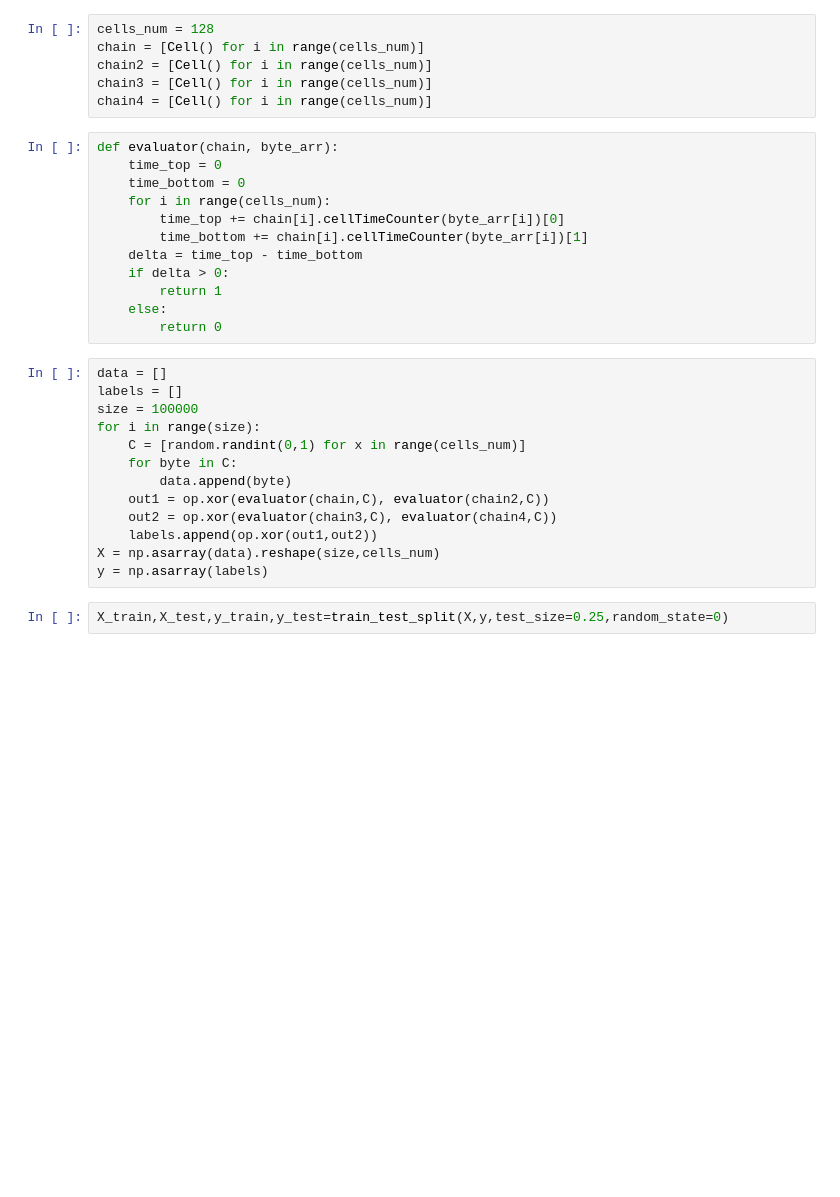
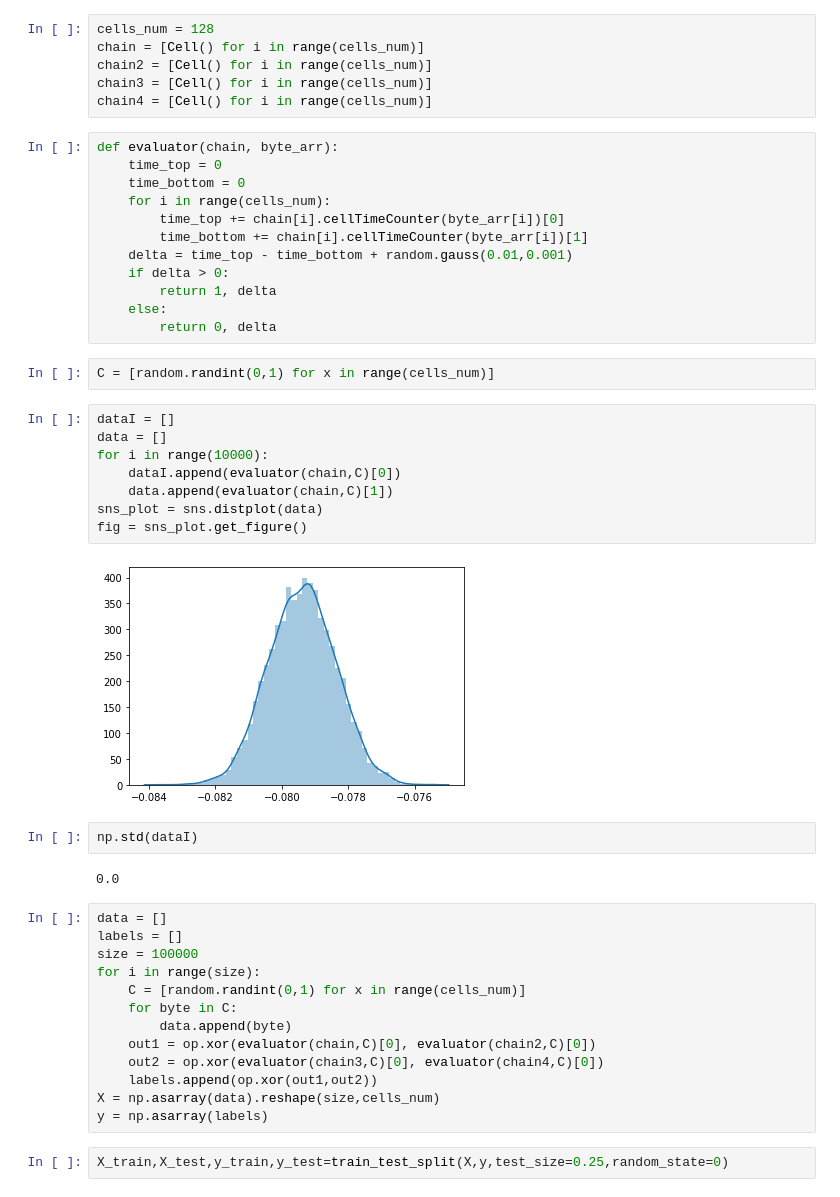
Before and after one commit to Fedya1998/InfoDefense, a Jupyter notebook: infodef.ipynb, the cells around one changed output. Saved outputs shown, nothing was run; the diff lists cells and outputs as text; blank space fills up the shorter version.

```diff
--- a/zashita_informacii.ipynb
+++ b/infodef.ipynb
@@ -28,11 +29,27 @@ def evaluator(chain, byte_arr):
     for i in range(cells_num):
         time_top += chain[i].cellTimeCounter(byte_arr[i])[0]
         time_bottom += chain[i].cellTimeCounter(byte_arr[i])[1]
-    delta = time_top - time_bottom
+    delta = time_top - time_bottom + random.gauss(0.01,0.001)
     if delta > 0:
-        return 1
+        return 1, delta
     else:
-        return 0
+        return 0, delta
+# %%
+C = [random.randint(0,1) for x in range(cells_num)]
+# %%
+dataI = []
+data = []
+for i in range(10000):
+    dataI.append(evaluator(chain,C)[0])
+    data.append(evaluator(chain,C)[1])
+sns_plot = sns.distplot(data)
+fig = sns_plot.get_figure()
+# %% [output]
+[figure, added]
+# %%
+np.std(dataI)
+# %% [output]
+0.0
 # %%
 data = []
 labels = []
@@ -41,8 +58,8 @@ for i in range(size):
     C = [random.randint(0,1) for x in range(cells_num)]
     for byte in C:
         data.append(byte)
-    out1 = op.xor(evaluator(chain,C), evaluator(chain2,C))
-    out2 = op.xor(evaluator(chain3,C), evaluator(chain4,C))
+    out1 = op.xor(evaluator(chain,C)[0], evaluator(chain2,C)[0])
+    out2 = op.xor(evaluator(chain3,C)[0], evaluator(chain4,C)[0])
     labels.append(op.xor(out1,out2))
 X = np.asarray(data).reshape(size,cells_num)
 y = np.asarray(labels)
```
Also changed, not shown: parts of 28 cells of this notebook.
